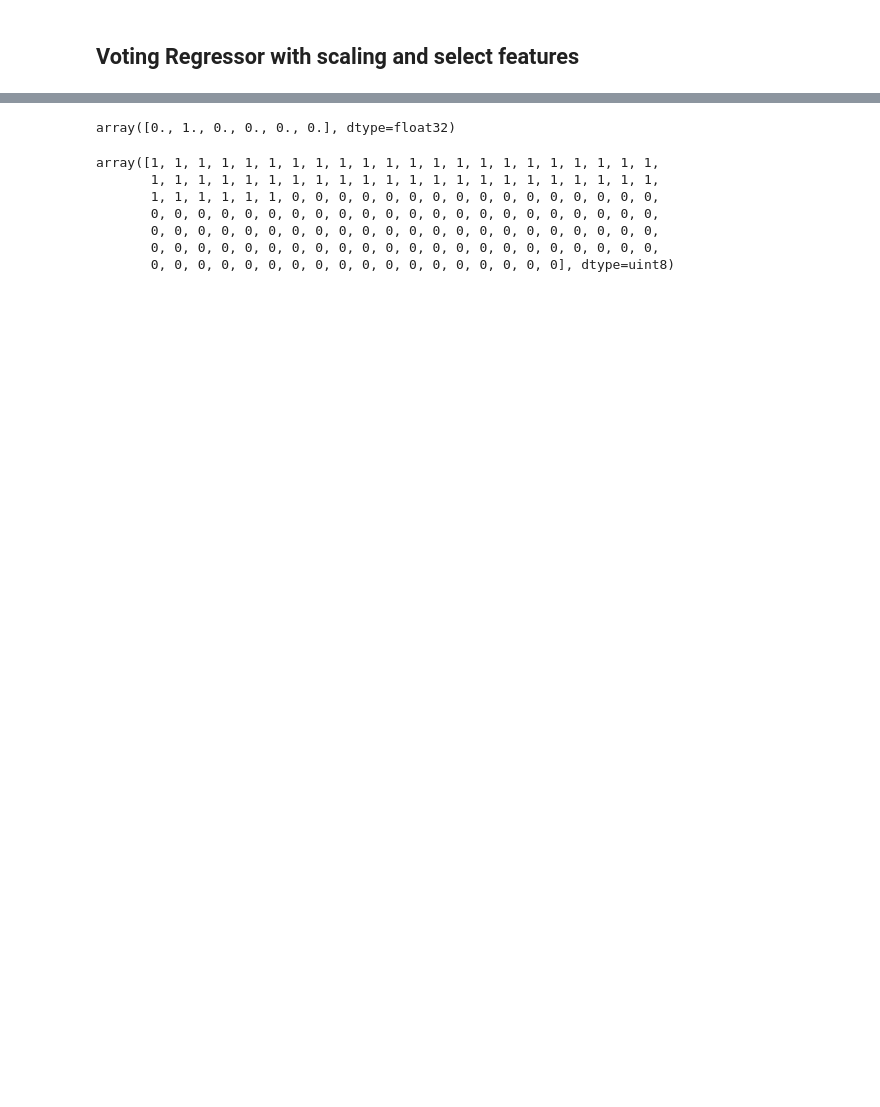
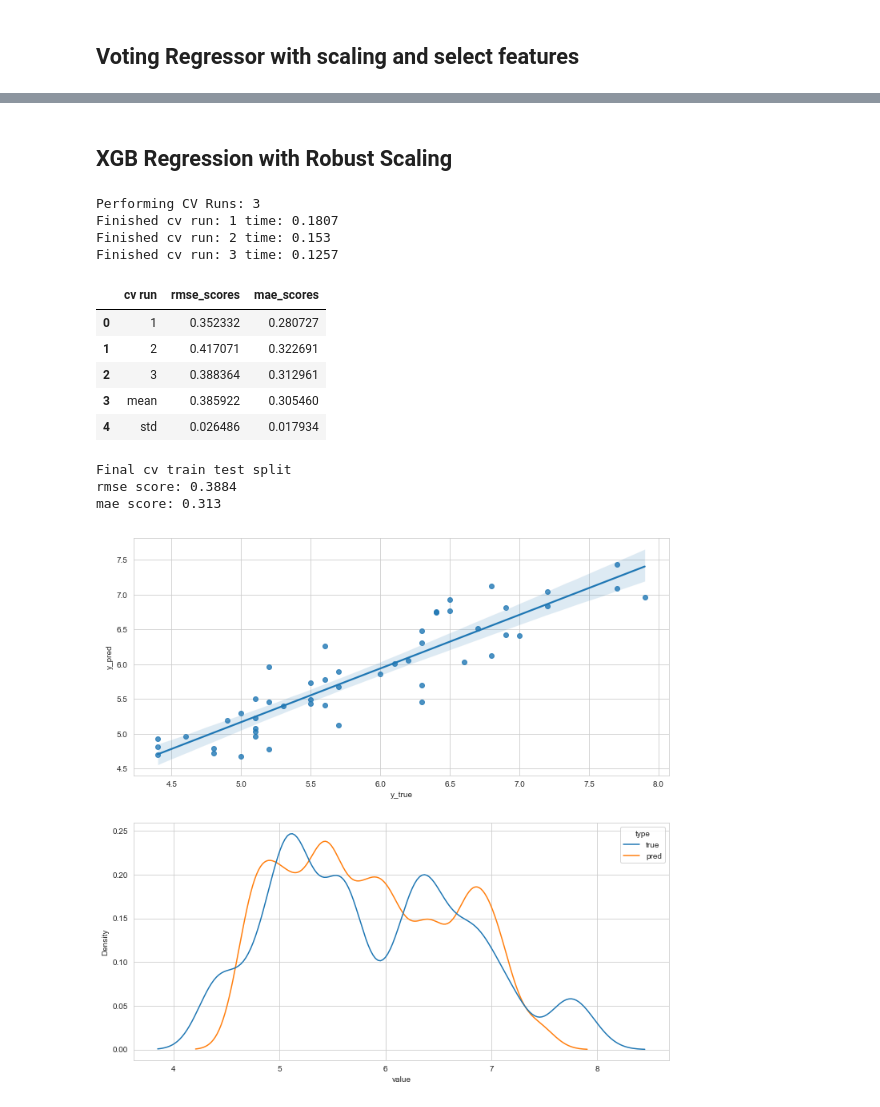
Before and after one commit to JFLandrigan/eagles, a Jupyter notebook: examples/Supervised_Tuner_Regression.ipynb, the cells around one changed output, grey strips where cells are left out. Saved outputs shown, nothing was run; the diff lists cells and outputs as text; code cells hidden in the pictures; blank space fills up the shorter version.

```diff
--- a/examples/Supervised_Tuner_Regression.ipynb
+++ b/examples/Supervised_Tuner_Regression.ipynb
@@ -170,14 +150,41 @@ XGBClassifier(base_score=0.5, booster='gbtree', colsample_bylevel=1,
-# %%
-mod.feature_importances_
-# %% [output]
-array([0., 1., 0., 0., 0., 0.], dtype=float32)
-# %%
-mod.predict(iris[fts])
-# %% [output]
-array([1, 1, 1, 1, 1, 1, 1, 1, 1, 1, 1, 1, 1, 1, 1, 1, 1, 1, 1, 1, 1, 1,
-       1, 1, 1, 1, 1, 1, 1, 1, 1, 1, 1, 1, 1, 1, 1, 1, 1, 1, 1, 1, 1, 1,
-       1, 1, 1, 1, 1, 1, 0, 0, 0, 0, 0, 0, 0, 0, 0, 0, 0, 0, 0, 0, 0, 0,
-       0, 0, 0, 0, 0, 0, 0, 0, 0, 0, 0, 0, 0, 0, 0, 0, 0, 0, 0, 0, 0, 0,
-       0, 0, 0, 0, 0, 0, 0, 0, 0, 0, 0, 0, 0, 0, 0, 0, 0, 0, 0, 0, 0, 0,
-       0, 0, 0, 0, 0, 0, 0, 0, 0, 0, 0, 0, 0, 0, 0, 0, 0, 0, 0, 0, 0, 0,
-       0, 0, 0, 0, 0, 0, 0, 0, 0, 0, 0, 0, 0, 0, 0, 0, 0, 0], dtype=uint8)
+# %% [markdown]
+## XGB Regression with Robust Scaling
+# %%
+tuner = SupervisedTuner(
+    problem_type='regress',
+    eval_metrics=["rmse", "mae"],
+    num_cv=3,
+    num_top_fts=None,
+    get_ft_imp=True,
+    random_seed=4,
+    disp=True,
+    log="log",
+    log_name="model_eval_test.txt",
+    log_path=None,
+    log_note="This is a test of the model eval function",
+)
+
+res = tuner.eval(
+    X=iris[fts],
+    y=iris["sepal_length"],
+    model="xgb_regress",
+    params={},
+    pipe=None,
+    scale="robust",
+    select_features=None,
+)
+# %% [output]
+Performing CV Runs: 3
+Finished cv run: 1 time: 0.1807
+Finished cv run: 2 time: 0.153
+Finished cv run: 3 time: 0.1257
+|  | cv run | rmse_scores | mae_scores |
+| 0 | 1 | 0.352332 | 0.280727 |
+| 1 | 2 | 0.417071 | 0.322691 |
+| 2 | 3 | 0.388364 | 0.312961 |
+| 3 | mean | 0.385922 | 0.305460 |
+| 4 | std | 0.026486 | 0.017934 |
+Final cv train test split
+rmse score: 0.3884
+mae score: 0.313
+[figure, added]
```
Also changed, not shown: parts of 6 cells of this notebook.
